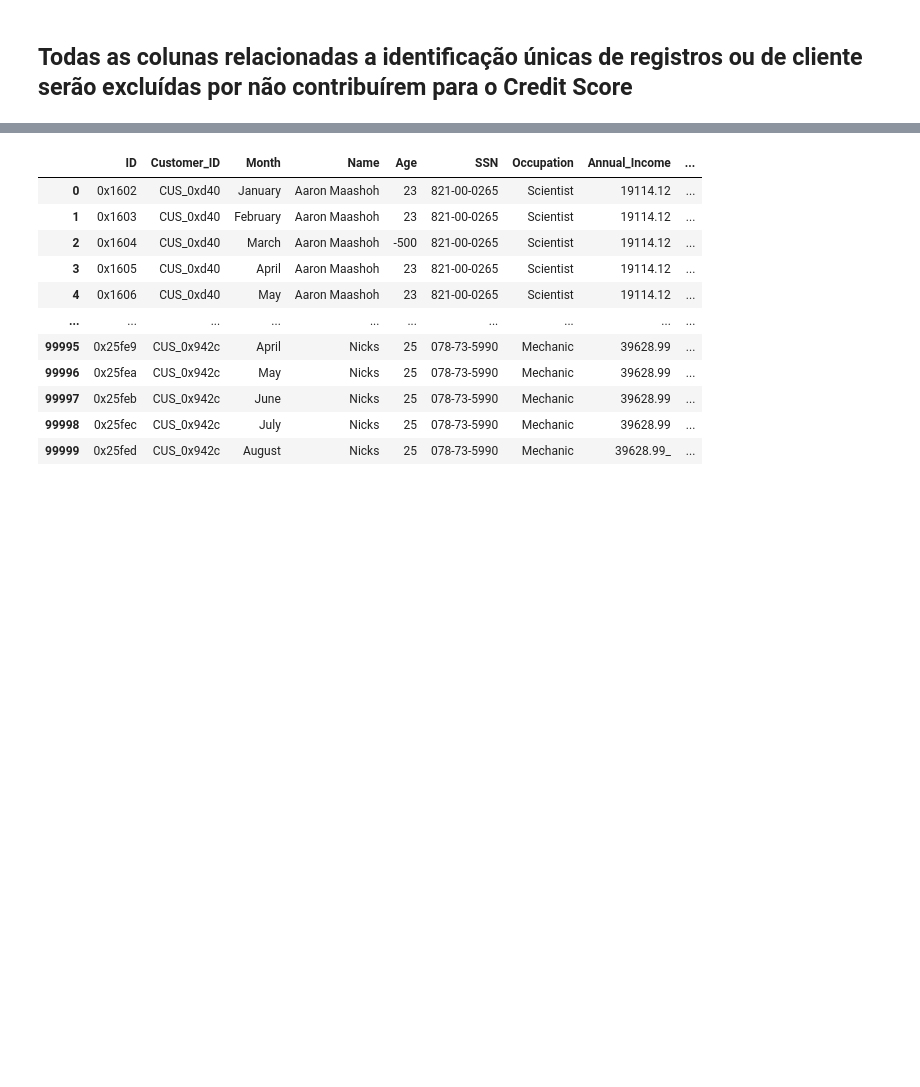
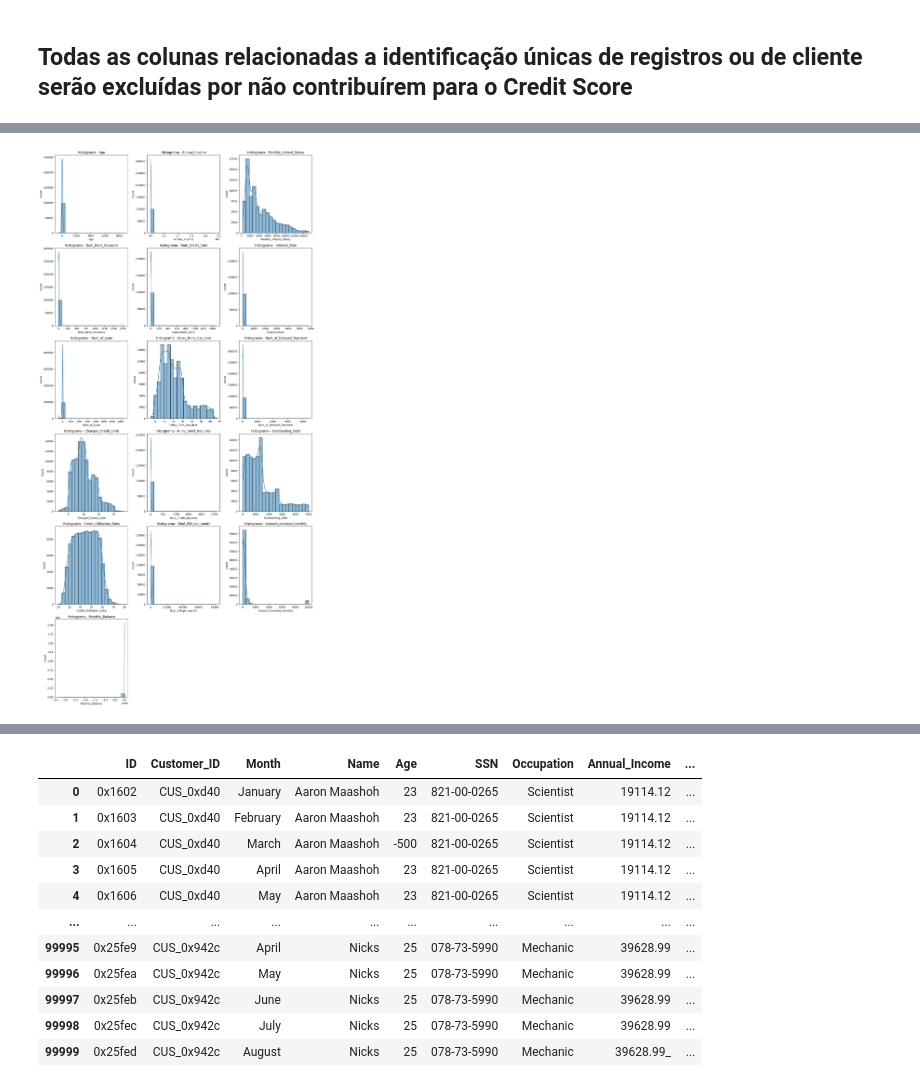
Before and after one commit to anazanetti/Projeto_MachineLearningII, a Jupyter notebook: MLII_projeto.ipynb, the cells around one changed output, grey strips where cells are left out. Cells and saved outputs as stored; diff of their text form; code cells hidden in the pictures; blank space fills up the shorter version.

```diff
--- a/MLII_projeto.ipynb
+++ b/MLII_projeto.ipynb
@@ -105,0 +169,23 @@ memory usage: 18.3+ MB
+# %%
+colunas_num = df_credito.select_dtypes(include='number')
+# %%
+linhas = -(-len(colunas_num) // 3)
+colunas = min(3, len(colunas_num))
+
+fig, axes = plt.subplots(linhas, colunas, figsize=(15, 5 * linhas))
+
+axes = axes.flatten()
+
+# Iterar sobre as colunas numéricas e criar histogramas
+for i, coluna in enumerate(colunas_num):
+    sns.histplot(data=df_credito, x=df_credito[coluna], kde=True, bins=20, ax=axes[i])
+    axes[i].set_title(f'Histograma - {coluna}')
+
+
+for i in range(len(colunas_num), linhas * colunas):
+    fig.delaxes(axes[i])
+
+plt.tight_layout()
+plt.show()
+# %% [output]
+[figure, added]
```
Also changed, not shown: parts of 21 cells of this notebook.
